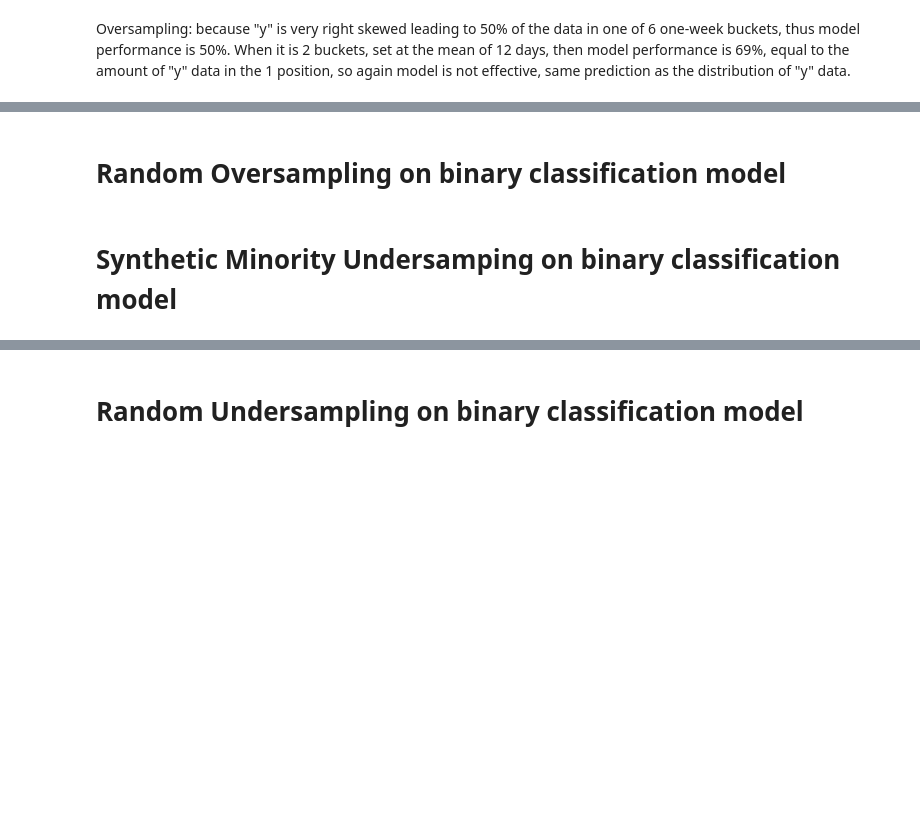
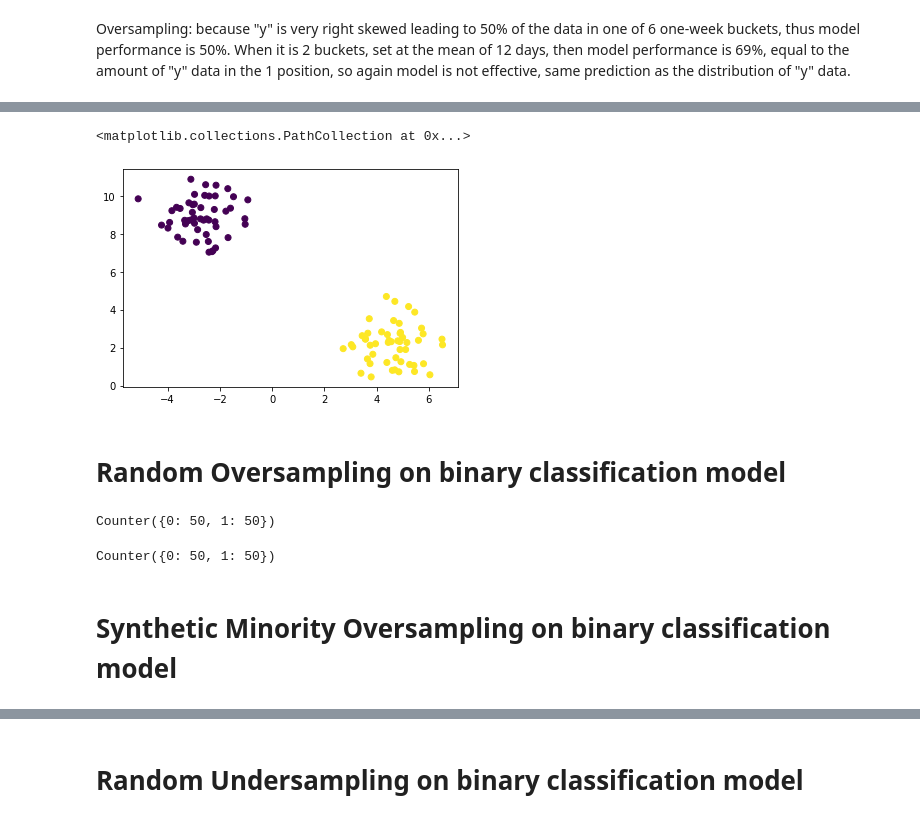
Before and after one commit to emmysobieski/TeamPySpark, a Jupyter notebook: TeamPySpark_ML_Models.ipynb, the cells around one changed output, grey strips where cells are left out. Drawn from its saved outputs; the diff is of its cells as text; code cells hidden in the pictures; blank space fills up the shorter version.

Commit message:
Running all sampling code through ML models

```diff
--- a/TeamPySpark_ML_Models.ipynb
+++ b/TeamPySpark_ML_Models.ipynb
@@ -409,0 +741,6 @@ Oversampling: because "y" is very right skewed leading to 50% of the data in one
+# %%
+# A synthetic dataset is generated with Scikit-learn’s make_blobs
+X_train_scaled, y_train = make_blobs(centers=2, random_state=42)
+
+print(f"Labels: {y_train[:10]}")
+print(f"Data: {X_train_scaled[:10]}")
@@ -410,9 +759,22 @@ Oversampling: because "y" is very right skewed leading to 50% of the data in one
+# %%
+# dataset is visualized
+plt.scatter(X_train_scaled[:, 0], X_train_scaled[:, 1], c=y_train)
+# %% [output]
+<matplotlib.collections.PathCollection at 0x...>
+[figure, added]
 # %% [markdown]
 # Random Oversampling on binary classification model
 # %%
 # Check imbalance in y
 Counter(y_train)
+# %% [output]
+Counter({0: 50, 1: 50})
 # %%
-# Random oversampling to rebalance y ???? SHOULD I DO THIS FOR X AND Y or just Y?
+# Random oversampling to rebalance
 ros = RandomOverSampler(random_state=1)
-X_resampled, y_resampled = ros.fit_resample(X_train, y_train)
+X_resampled, y_resampled = ros.fit_resample(X_train_scaled, y_train)
+
+# Check on how much Y was rebalanced for Random oversampling
+Counter(y_resampled)
+# %% [output]
+Counter({0: 50, 1: 50})
@@ -422,4 +781,4 @@ Counter(y_resampled)
 # %% [markdown]
-# Synthetic Minority Undersamping on binary classification model
+# Synthetic Minority Oversampling on binary classification model
 # %%
 # Synthetic Minority Oversampling
```
Also changed, not shown: parts of 143 cells of this notebook.
